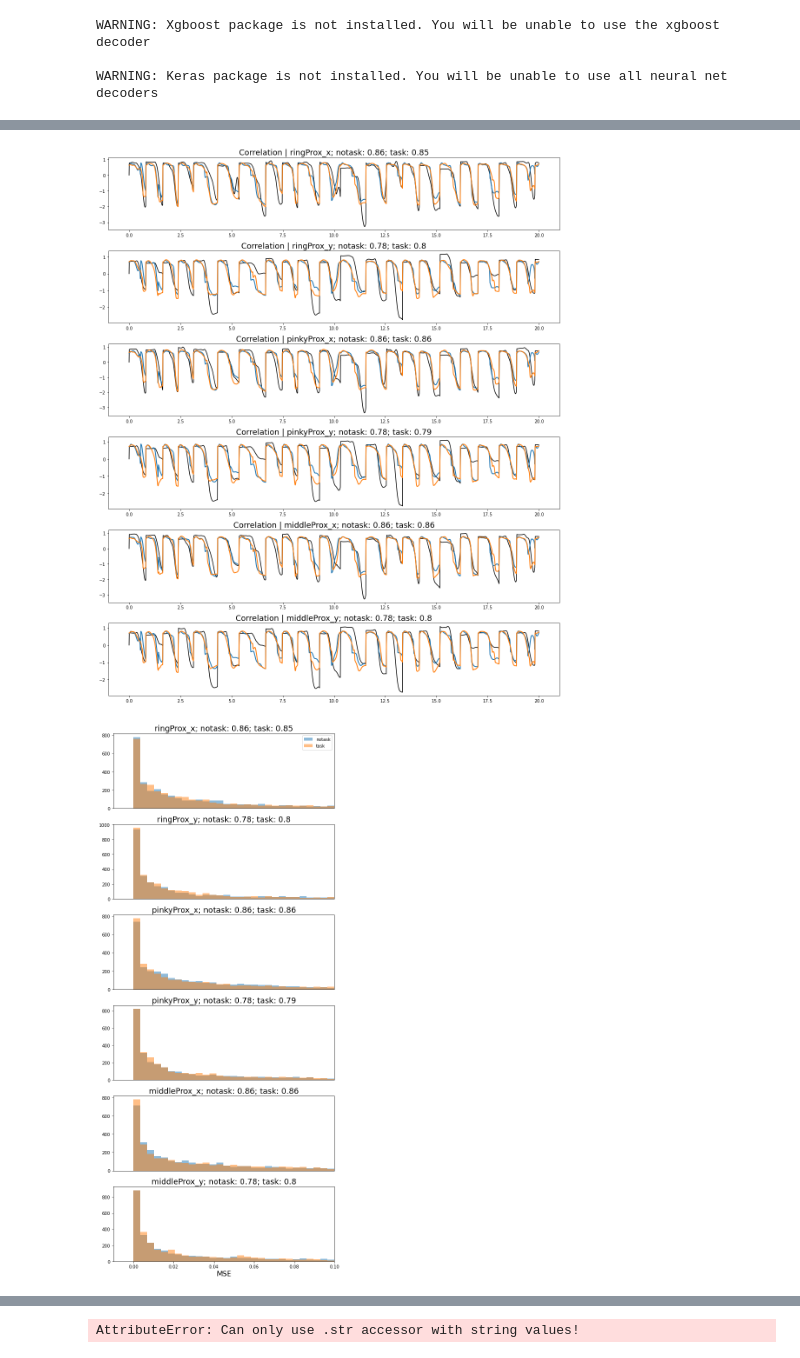
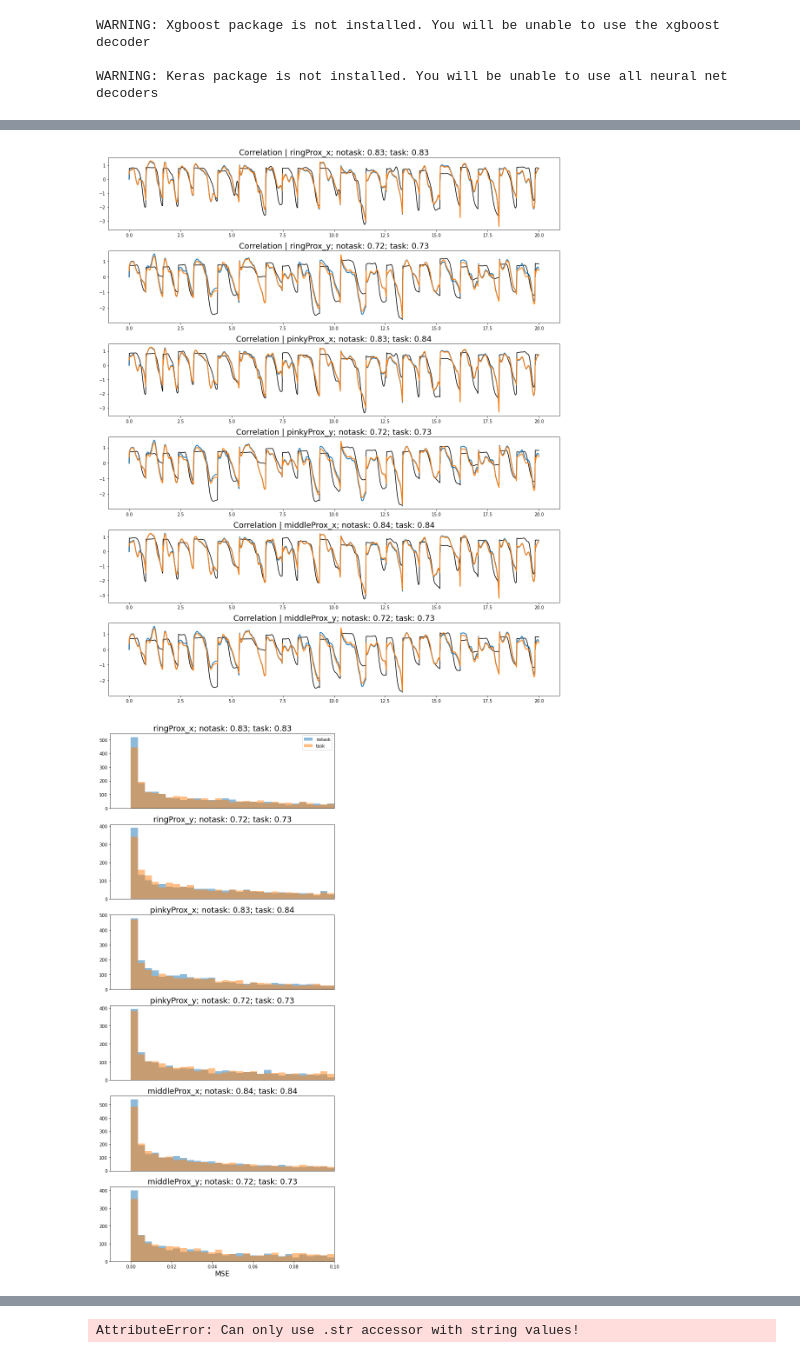
Before and after one commit to ntolley/ncm_2023, a Jupyter notebook: notebooks/contrastive_rnn.ipynb, the cells around one changed output, grey strips where cells are left out. Saved outputs shown, nothing was run; the diff lists cells and outputs as text; code cells hidden in the pictures.

```diff
--- a/notebooks/contrastive_rnn.ipynb
+++ b/notebooks/contrastive_rnn.ipynb
@@ -121,8 +121,8 @@ for fold, (train_val_idx, test_idx) in enumerate(cv_split.split(trial_ids)):
                          'test_idx':trial_ids[test_idx],
                          'validation_idx':trial_ids[train_val_idx[v_idx]]}
 # %%
-num_neurons = 50
-rng = np.random.default_rng(111)
+num_neurons = 20
+rng = np.random.default_rng(123)
 random_units = rng.choice(range(85), size=85).astype(str)
 
 unit_mask = np.in1d(neural_df['unit'].values, random_units[:num_neurons])
@@ -650,8 +651,8 @@ def run_rnn(pred_df, neural_df, neural_offset, task_info=True,
 neural_offset = 5 # try 50-150 ms offset
 window_size = 70
 label_col = 'layout'
-func_dict = {'wiener': run_wiener, 'rnn': run_rnn}
-# func_dict = {'wiener': run_wiener}
+# func_dict = {'wiener': run_wiener, 'rnn': run_rnn}
+func_dict = {'wiener': run_wiener}
 
 df_dict = {'task': {'df': task_neural_df, 'task_info': True, 'num_cat': len(layout_filter)},
            'notask': {'df': notask_neural_df, 'task_info': False, 'num_cat': 0}}
@@ -695,7 +678,7 @@ Epoch: 70/1000 ... Train Loss: 0.3754  ... Validation Loss: 0.3288
 # label_col = 'layout'
 
 data_arrays, generators = make_generators(
-    wrist_df, neural_df, neural_offset, cv_dict, metadata, exclude_neural=None, window_size=window_size,
+    wrist_df, notask_neural_df, neural_offset, cv_dict, metadata, exclude_neural=None, window_size=window_size,
     flip_outputs=True, label_col=label_col)
 
 # Unpack tuple into variables
@@ -713,8 +696,8 @@ tstart = 0
 bounds = np.arange(tstart, tstart + 2000)
 x_vals = np.arange(len(bounds))/100
 
-decoder_type = 'rnn'
-# decoder_type = 'wiener'
+# decoder_type = 'rnn'
+decoder_type = 'wiener'
 cond1 = 'notask'
 cond2 = 'task'
 
@@ -748,42 +731,42 @@ for col_idx in range(len(marker_names)):
 plt.tight_layout()
 # plt.savefig(f'movement_decoding_trajectory_{num_neurons}_neurons_layout.png')
 # %% [output]
-[figure, old version]
+[figure, new version]
 # %%
 plt.figure(figsize=(8, 3*(len(marker_names))))
 tstart = 300
 
-decoder_type = 'rnn'
-# decoder_type = 'wiener'
+# decoder_type = 'rnn'
+decoder_type = 'wiener'
 
 bins = np.linspace(0,0.1,30)
 for col_idx in range(len(marker_names)):
     plt.subplot(len(marker_names), 1, col_idx+1)
     cond1_mse = np.square(decode_results[decoder_type][cond1]['test_pred'][:, col_idx] - y_test_data[:, col_idx])
     cond2_mse = np.square(decode_results[decoder_type][cond2]['test_pred'][:, col_idx] - y_test_data[:, col_idx])
 
     plt.hist(cond1_mse, color='C0', linewidth=2, label=cond1, bins=bins, alpha=0.5)
     plt.hist(cond2_mse, color='C1', linewidth=2, label=cond2, bins=bins, alpha=0.5)
 
     cond1_corr = np.round(decode_results[decoder_type][cond1]['test_corr'][col_idx], 2)
     cond2_corr = np.round(decode_results[decoder_type][cond2]['test_corr'][col_idx], 2)
     plt.title(f"{marker_names[col_idx]}; {cond1}: {cond1_corr}; {cond2}: {cond2_corr}", fontsize=18)
 
     if col_idx == len(marker_names) - 1:
         plt.xlabel('MSE', fontsize=16)
     else:
         plt.xticks([])
 
     if col_idx == 0:
         plt.legend()
 
     #plt.ylim(plt.ylim(0, 4000))
     plt.xlim(plt.xlim(-0.01, bins[-1]))
 
 plt.tight_layout()
 # plt.savefig(f'movement_decoding_mse_{num_neurons}_neurons_layout.png')
 # %% [output]
-[figure, old version]
+[figure, new version]
 # %%
 nolayout_test_corr = decode_results[decoder_type][cond1]['test_corr']
 all_test_corr = decode_results[decoder_type][cond2]['test_corr']
```
Also changed, not shown: parts of 6 cells of this notebook, 4 other files.
